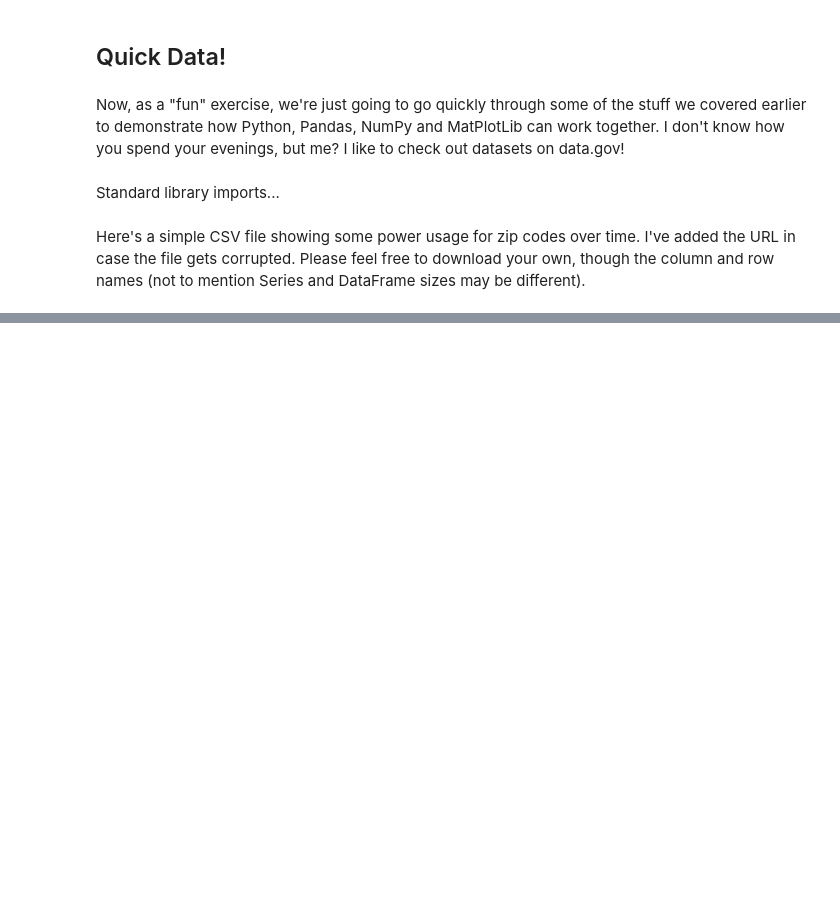
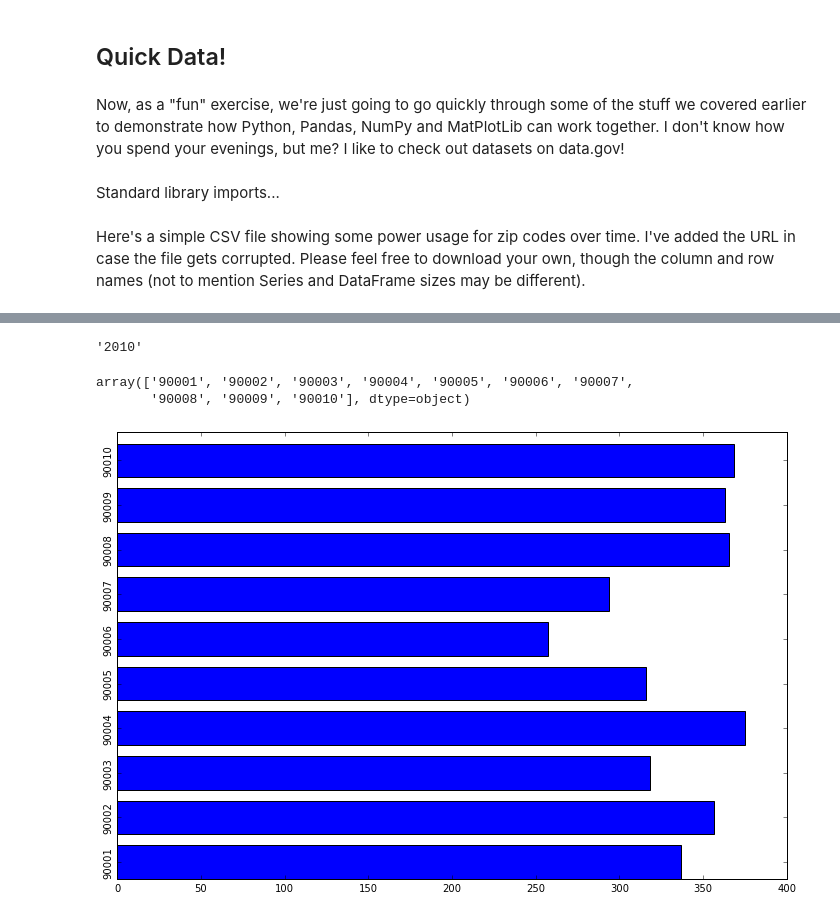
Before and after one commit to brownworth/MD, a Jupyter notebook: MD-7-QuickData.ipynb, the cells around one changed output, grey strips where cells are left out. Saved outputs shown, nothing was run; the diff lists cells and outputs as text; code cells hidden in the pictures; blank space fills up the shorter version.

Commit message:
Updates to STRFTIME

```diff
--- a/MD-7-QuickData.ipynb
+++ b/MD-7-QuickData.ipynb
@@ -27,4 +32,4 @@ power_data = power_data.sort_index()
 # %%
 power_data.index.name = 'Zip Code'
 # %%
-columns = pd.date_range(start='01-01-2005',end='01-01-2012',freq='AS-JAN')
+dateColumnNames = pd.date_range(start='01-01-2005',end='01-01-2012',freq='AS-JAN')
@@ -33,6 +48,6 @@ columns
 # %%
-power_data.columns = columns
+power_data.columns = dateColumnNames.strftime('%Y')
 # %%
-power_data['Avg.'] = power_data.mean(axis=1)
+power_data['Average'] = power_data.mean(axis=1)
 # %%
 power_data
@@ -39,14 +74,19 @@ power_data
 # %%
 power_data.ix[:,5].name
+# %% [output]
+'2010'
 # %%
 power_data.index[0:10].values
+# %% [output]
+array(['90001', '90002', '90003', '90004', '90005', '90006', '90007',
+       '90008', '90009', '90010'], dtype=object)
 # %%
 barWidth = .75
 plt.figure(figsize=(12,8))
-plt.barh(np.arange(10),power_data['Avg.'][0:10],barWidth)
-# plt.margins(0.2)
-# plt.subplots_adjust(bottom=0.15)
-# plt.bar?
+plt.barh(np.arange(10),power_data['Average'][0:10],barWidth)
+# plt.margins?
 plt.yticks(np.arange(10)+ (barWidth / 2),power_data.index[0:10],rotation=90);
+# %% [output]
+[figure, added]
 # %%
 startZip = 0
```
Also changed, not shown: parts of 7 cells of this notebook.
